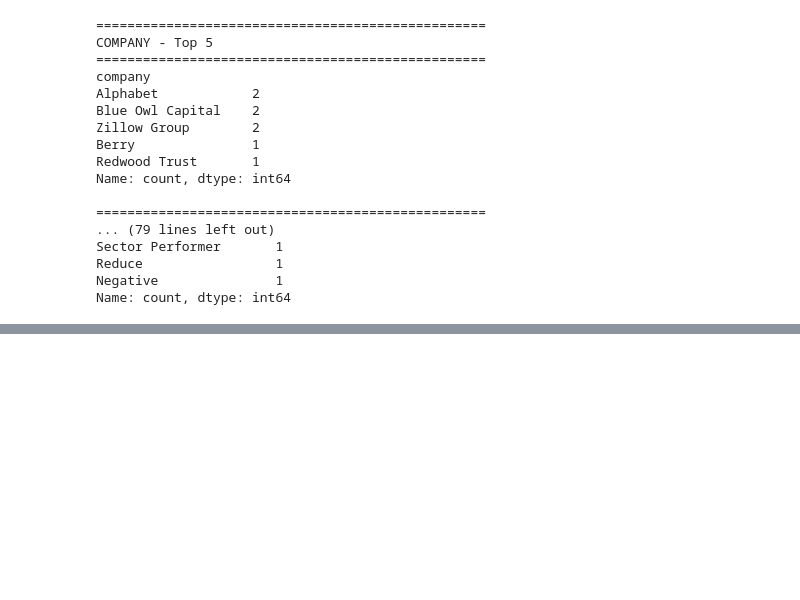
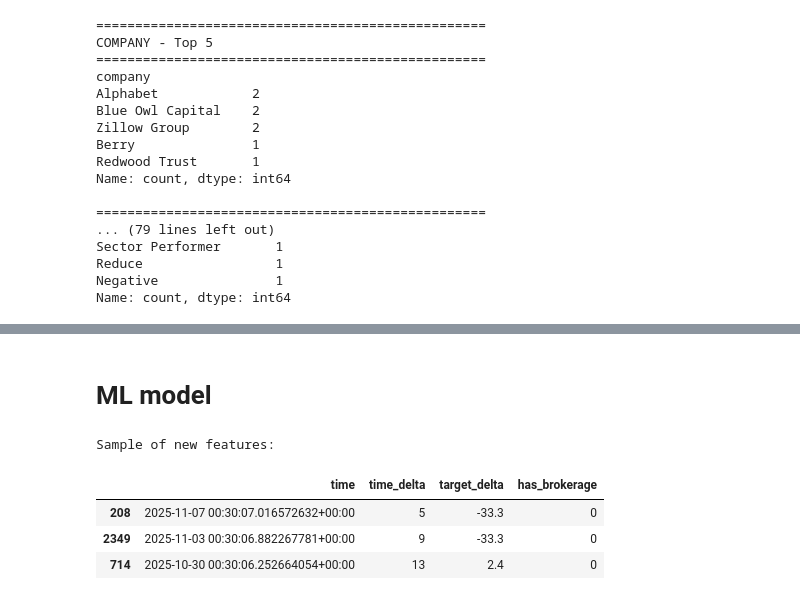
Before and after one commit to Danielfts/SWE-App, a Jupyter notebook: tooling/analysis.ipynb, the cells around one changed output, grey strips where cells are left out. Cells and saved outputs as stored; diff of their text form; code cells hidden in the pictures; blank space fills up the shorter version.

```diff
--- a/tooling/analysis.ipynb
+++ b/tooling/analysis.ipynb
@@ -89,3 +89,5 @@ profile = ProfileReport(df)
 report = profile.to_notebook_iframe()
 # %% [output]
 [interactive output not drawn]
+# %% [markdown]
+# ML model
@@ -91,0 +98,25 @@ report = profile.to_notebook_iframe()
+# %%
+# Add new features to the dataframe
+
+# 1. target_delta as percentage
+df['target_delta'] = ((df['target_to'] - df['target_from']) / df['target_from'] * 100).round(1)
+
+# 2. has_brokerage - binary indicator (1 if not empty, 0 if empty)
+df['has_brokerage'] = (df['brokerage'].str.strip() != '').astype(int)
+
+# 3. Convert time from ISO string to datetime with timezone
+df['time'] = pd.to_datetime(df['time'], utc=True)
+
+# 4. time_delta - number of days from time to today
+today = pd.Timestamp.now(tz='UTC')
+df['time_delta'] = (today - df['time']).dt.days
+
+# Display sample to verify changes
+print("Sample of new features:")
+df[['time', 'time_delta', 'target_delta', 'has_brokerage']].sample(3)
+# %% [output]
+Sample of new features:
+|  | time | time_delta | target_delta | has_brokerage |
+| 208 | 2025-11-07 00:30:07.016572632+00:00 | 5 | -33.3 | 0 |
+| 2349 | 2025-11-03 00:30:06.882267781+00:00 | 9 | -33.3 | 0 |
+| 714 | 2025-10-30 00:30:06.252664054+00:00 | 13 | 2.4 | 0 |
```
Also changed, not shown: parts of 13 cells of this notebook.
